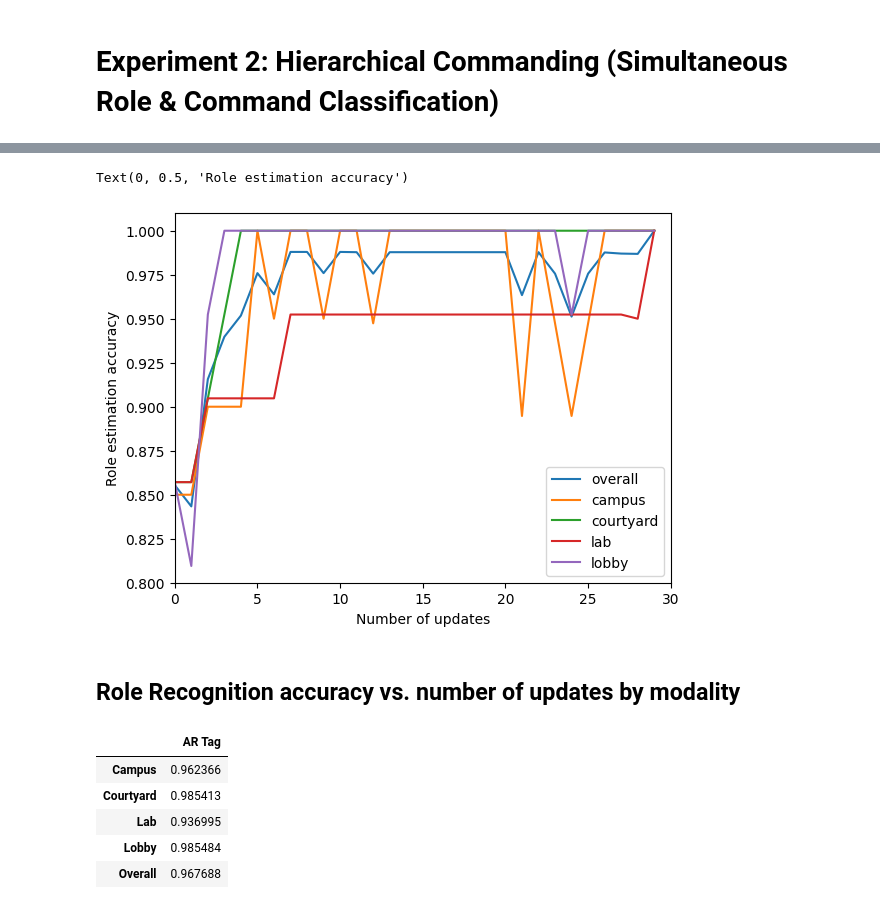
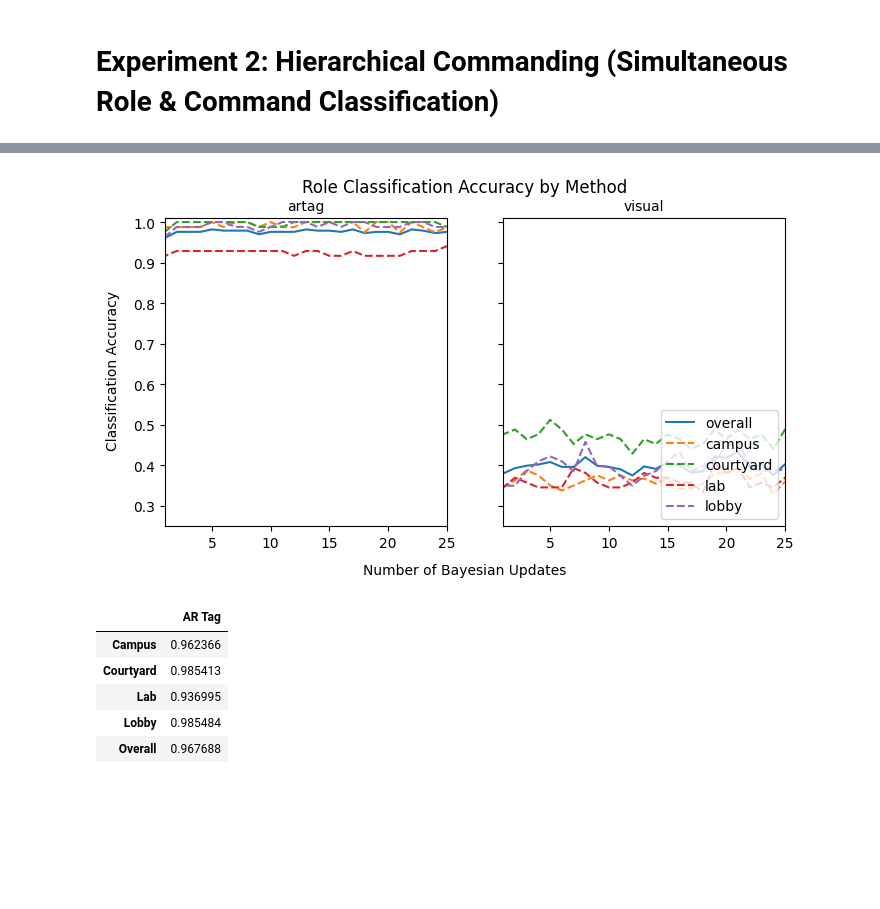
Before and after one commit to roboav8r/GrACIAS, a Jupyter notebook: scripts/analysis/analyze_all_results.ipynb, the cells around one changed output, grey strips where cells are left out. Cells and saved outputs as stored; diff of their text form; code cells hidden in the pictures; blank space fills up the shorter version.

Commit message:
Update scene recognition results and analysis

```diff
--- a/scripts/analysis/analyze_all_results.ipynb
+++ b/scripts/analysis/analyze_all_results.ipynb
@@ -241,7 +225,7 @@ for col_idx, model in enumerate(['ResNet50','ViT-B/32','ViT-L/14']):
     for row_idx,desc in enumerate(['Basic','Detailed']):
         ax = axes[row_idx, col_idx]
         ax.set_xlim((1,25))
-        ax.set_ylim((.4,1.))
+        ax.set_ylim((.5,1.))
         ax.set_title(f"{model}-{desc}",fontsize=10)
 
 
@@ -343,13 +329,7 @@ plt.show()
 # %%
-filepath = '../../../../hierarchical_cmd_results_artag_only.csv'
+# filepath = '../../../../hierarchical_cmd_results_artag_only.csv'
+filepath = '../../results/exp2_hierarchical_cmd/role_rec/hierarchical_cmd_results.csv'
+
 hierarchical_cmd_results_df = pd.read_csv(filepath,index_col=0)
 
 hierarchical_cmd_results_df = hierarchical_cmd_results_df.dropna()
-
-est_role_map = {'robot-supervisor': 'supervisor',
-                'pedestrian': 'pedestrian',
-                'robot-teammate': 'teammate',
-                'unknown':'unknown'}
-
-def true_pos (est_role, role):
-    return est_role==role
@@ -416,17 +377,28 @@ array([0.85542169, 0.84337349, 0.91566265, 0.93975904, 0.95180723,
 # %%
-for scene_key in ['overall','campus','courtyard','lab','lobby']:
-    plt.plot(role_rec_results[scene_key]['true_pos_role_est'] / role_rec_results[scene_key]['total_role_est'])
+fig, axes = plt.subplots(1,2, sharex=True, sharey=True, figsize=(8,4))
 
-plt.legend(['overall','campus','courtyard','lab','lobby'])
-plt.xlim(0,30)
-plt.ylim(0.8,1.01)
-plt.xlabel('Number of updates')
-plt.ylabel('Role estimation accuracy')
+for idx, method in enumerate(['artag','visual']):
+    ax = axes[idx]
+    ax.set_xlim((1,25))
+    ax.set_ylim((.25,1.01))
+    ax.set_title(f"{method}",fontsize=10)
+
+    ax.plot(role_rec_results[method]['overall']['true_pos_role_est'] / role_rec_results[method]['overall']['total_role_est'],linestyle='-',label='overall')
+    for scene in ['campus','courtyard','lab','lobby']:
+        acc = role_rec_results[method][scene]['true_pos_role_est']/ role_rec_results[method][scene]['total_role_est']
+        ax.plot(acc,linestyle='--',label=scene)
+
+ax.legend(loc="lower right")
+
+fig.suptitle('Role Classification Accuracy by Method')
+fig.text(0.5, 0.0, 'Number of Bayesian Updates', ha='center', va='center')
+fig.text(0.06, 0.5, 'Classification Accuracy', ha='center', va='center', rotation='vertical')
+fig.show()
+
+# plt.xlabel('Number of updates')
+# plt.ylabel('Role estimation accuracy')
 # %% [output]
-Text(0, 0.5, 'Role estimation accuracy')
-[figure, old version]
+[figure, new version]
-# %% [markdown]
-## Role Recognition accuracy vs. number of updates by modality
 # %%
 # ARTAG role accuracy
 overall_artag_ped_true_pos_mask = ((hierarchical_cmd_results_df['role rec method']=='artag') & (hierarchical_cmd_results_df['role']=='pedestrian') & (hierarchical_cmd_results_df['estimated role']=='pedestrian'))
```
Also changed, not shown: parts of 6 cells of this notebook, 6 other files.
